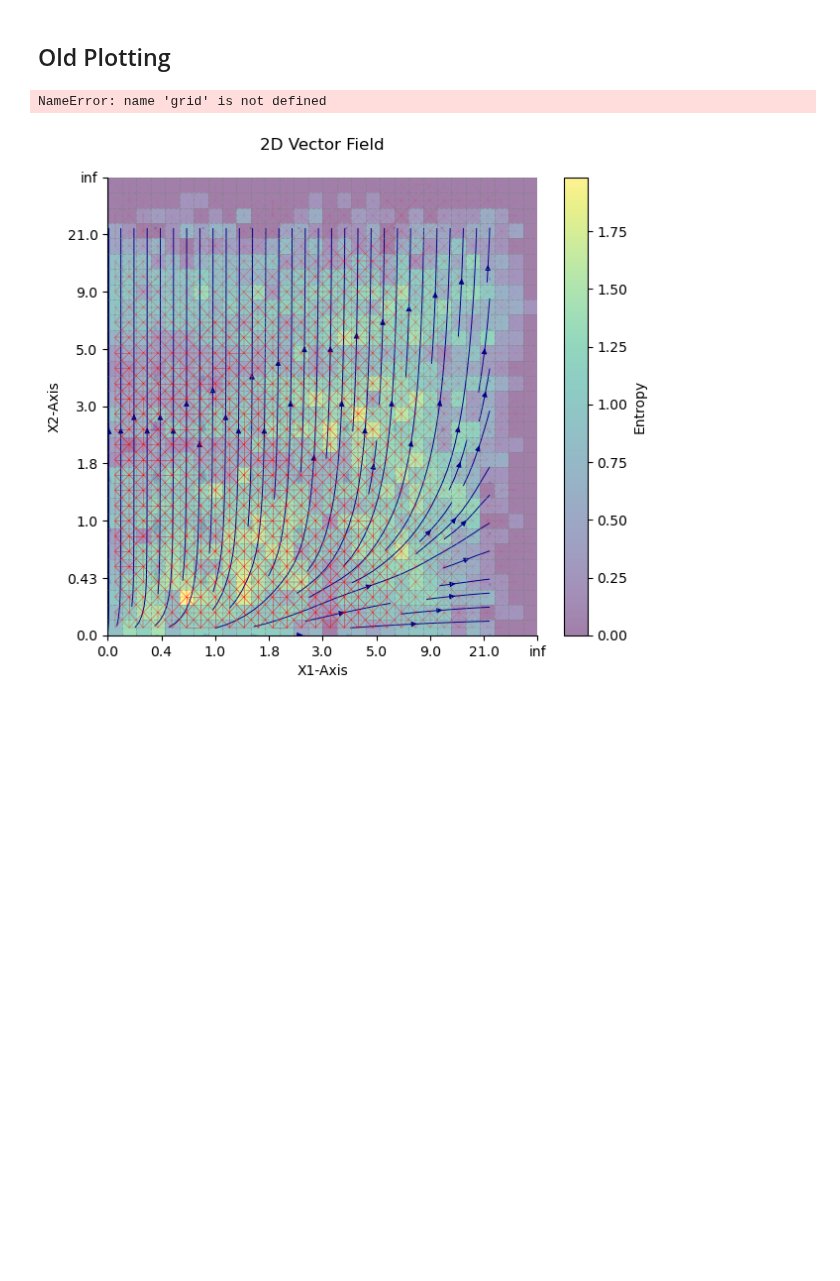
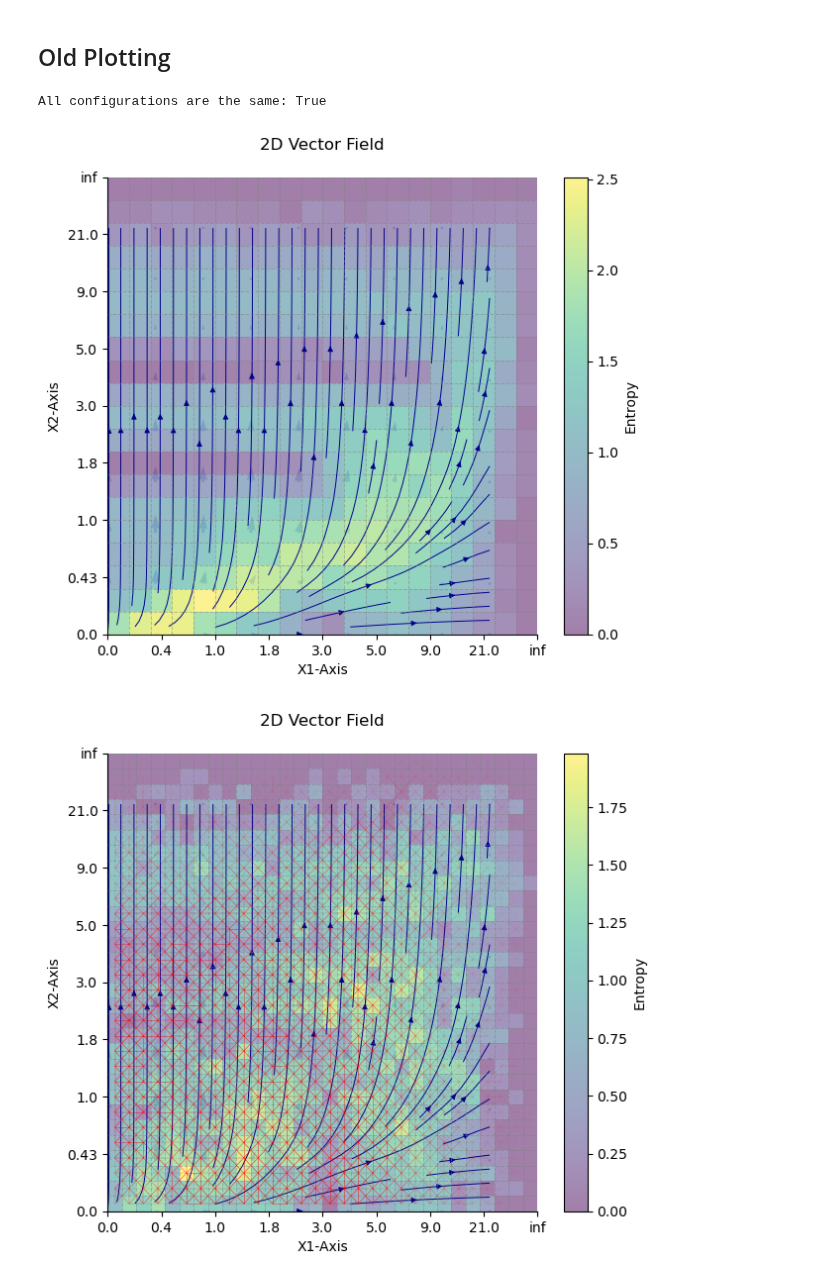
Before and after one commit to Lighfe/mdp-world-model, a Jupyter notebook: clustering/data_preparation.ipynb, the cells around one changed output. Saved outputs shown, nothing was run; the diff lists cells and outputs as text; code cells hidden in the pictures; blank space fills up the shorter version.

Commit message:
Further datasets in patchwork analysis

```diff
--- a/clustering/data_preparation.ipynb
+++ b/clustering/data_preparation.ipynb
@@ -147,7 +88,8 @@ WARNING:root:Dropping a patch because it contains a previously known reference (
 # %% [markdown]
 ## Old Plotting
 # %%
-patchwork = Patchwork(grid, df)
+res, delta_t, samples_per_cell, run_ids = techsub_run_ids_list[6]
+patchwork, controls, solver = create_patchwork(db_name, table_name, run_ids)
 tp = patchwork.trans_probs
 ed = patchwork.entropy_dict
 # Switch value and key in the dictionary
@@ -156,4 +98,4 @@ ed_cells = {patchwork.patchindex_to_cell[k]: v['avg'] for k, v in ed.items()}
 sorted_adjacent_cells_losses = dict(sorted(patchwork.adjacent_cells_losses().items(), key=lambda item: item[1]))
 sorted_adjacent_cells_losses_cells = {(patchwork.patchindex_to_cell[cell1], patchwork.patchindex_to_cell[cell2]): v for (cell1,cell2), v in sorted_adjacent_cells_losses.items()}
 # %% [output]
-NameError: name 'grid' is not defined
+All configurations are the same: True
@@ -166,34 +102,12 @@ X, Y = np.meshgrid(X, Y)
-# %%
-
-def plot_entropy_overlay(ax, entropy_dict, X1, X2, cmap='viridis', alpha=0.5):
-    """
-    Overlays entropy values as a heatmap on the existing vector field plot.
-
-    Parameters:
-        ax (matplotlib axis): Axis on which to overlay the entropy heatmap.
-        entropy_dict (dict): Dictionary mapping (i, j) grid indices to entropy values.
-        X1, X2 (2D arrays): Meshgrid coordinates matching the entropy dictionary.
-        cmap (str): Colormap for the entropy visualization.
-        alpha (float): Transparency level of the overlay.
-    """
-
-    # Convert entropy dictionary to a 2D array
-    entropy_array = np.zeros_like(X1)
-
-    for (i, j), entropy_value in entropy_dict.items():
-        entropy_array[i, j] = entropy_value  # Fill the corresponding grid cell
-
-    # Plot the entropy heatmap using pcolormesh (matching grid dimensions)
-    heatmap = ax.pcolormesh(X1, X2, entropy_array.T, cmap=cmap, shading='auto', alpha=alpha)
-
-    # Add a colorbar for entropy values
-    cbar = plt.colorbar(heatmap, ax=ax, label="Entropy")
-    cbar.ax.tick_params(labelsize=10)
 # %%
 fig, ax = plt.subplots(figsize=(7, 6))
-plot_2D_vector_field_over_grid(grid, solver, control=np.array(df['c'][0]), ax=ax, display_vectorfield=True, resolution = 10)
+plot_2D_vector_field_over_grid(patchwork.grid, solver, control=controls[0], ax=ax, display_vectorfield=True, resolution = 10)
 #plot_2D_vector_field_over_grid(grid, solver, control=np.array(1), ax=ax, display_vectorfield=True, resolution = 10)
-plot_entropy_overlay(ax, ed_cells, X, Y, cmap='viridis', alpha=0.5)
+plot_entropy_overlay(ax, patchwork, cmap='viridis', alpha=0.5)
+
+plt.show()
+# %% [output]
+[figure, added]
 # %%
 
 for (cell1, cell2), loss in sorted_adjacent_cells_losses_cells.items():
```
Also changed, not shown: parts of 8 cells of this notebook.
